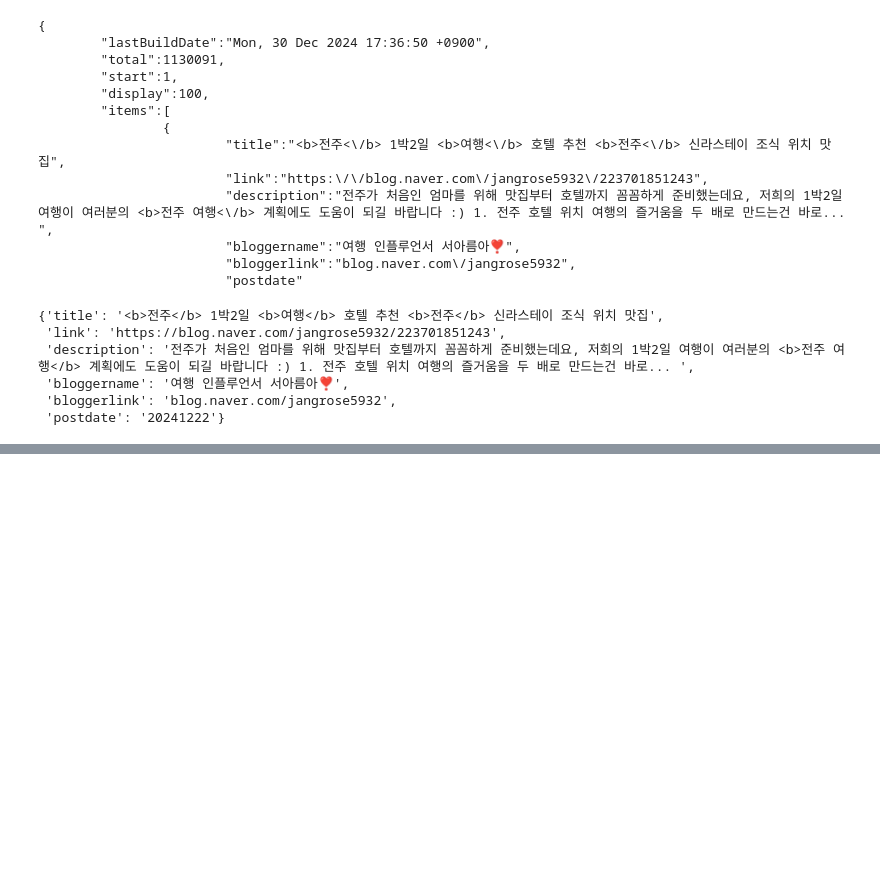
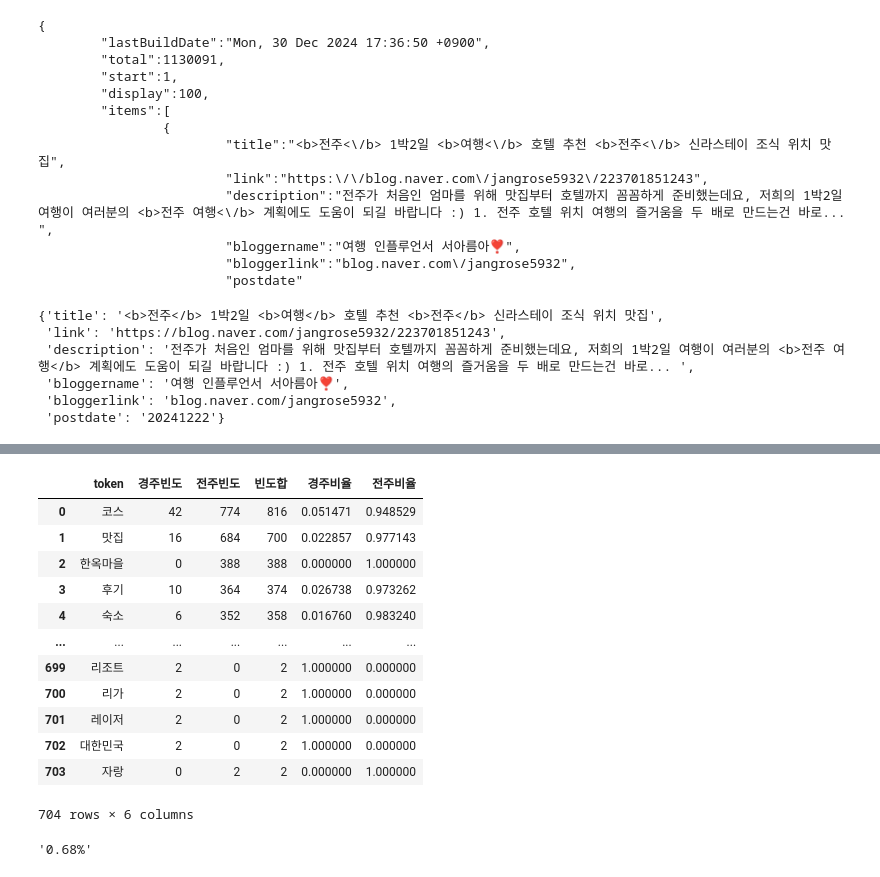
Before and after one commit to yeonhwa88/aidiary, a Jupyter notebook: source/10_자연어처리/ch02_한글형태소분석_Quiz.ipynb, the cells around one changed output, grey strips where cells are left out. Drawn from its saved outputs; the diff is of its cells as text; code cells hidden in the pictures; blank space fills up the shorter version.

```diff
--- a/source/10_자연어처리/ch02_한글형태소분석_Quiz.ipynb
+++ b/source/10_자연어처리/ch02_한글형태소분석_Quiz.ipynb
@@ -134,0 +289,4 @@ with open(file_name, 'w', encoding='utf-8') as file:
+# %%
+# df_grp의 index를 컬럼으로 편입
+df_idx = df_grp.reset_index(name='count')
+df_idx.iloc[::240]
@@ -134,0 +315,4 @@ with open(file_name, 'w', encoding='utf-8') as file:
+# %%
+df_gj = df_idx.loc[df_idx['query']=='경주 여행',['token', 'count']]
+df_jj = df_idx.loc[df_idx['query']=='전주 여행',['token', 'count']]
+df_gj.shape, df_jj.shape
@@ -134,0 +342,9 @@ with open(file_name, 'w', encoding='utf-8') as file:
+# %%
+df_mrg = pd.merge(df_gj, df_jj,
+                 how='outer',
+                 on='token')
+df_mrg.columns=['token', '경주빈도', '전주빈도']
+df_mrg.fillna(0, inplace=True) # 결측치 0으로
+df_mrg['경주빈도'] = df_mrg['경주빈도'].astype('int16')
+df_mrg['전주빈도'] = df_mrg['전주빈도'].astype(np.int16)
+df_mrg.head(10)
@@ -134,0 +363,29 @@ with open(file_name, 'w', encoding='utf-8') as file:
+# %%
+df_mrg['빈도합'] = df_mrg['경주빈도'] + df_mrg['전주빈도']
+df_mrg.sort_values(by='빈도합', ascending=False, inplace=True)
+# %%
+df_mrg['경주비율'] = df_mrg['경주빈도']/df_mrg['빈도합']
+df_mrg['전주비율'] = df_mrg['전주빈도']/df_mrg['빈도합']
+df_mrg = df_mrg.reset_index(drop=True)
+df_mrg
+# %% [output]
+|  | token | 경주빈도 | 전주빈도 | 빈도합 | 경주비율 | 전주비율 |
+| 0 | 코스 | 42 | 774 | 816 | 0.051471 | 0.948529 |
+| 1 | 맛집 | 16 | 684 | 700 | 0.022857 | 0.977143 |
+| 2 | 한옥마을 | 0 | 388 | 388 | 0.000000 | 1.000000 |
+| 3 | 후기 | 10 | 364 | 374 | 0.026738 | 0.973262 |
+| 4 | 숙소 | 6 | 352 | 358 | 0.016760 | 0.983240 |
+| ... | ... | ... | ... | ... | ... | ... |
+| 699 | 리조트 | 2 | 0 | 2 | 1.000000 | 0.000000 |
+| 700 | 리가 | 2 | 0 | 2 | 1.000000 | 0.000000 |
+| 701 | 레이저 | 2 | 0 | 2 | 1.000000 | 0.000000 |
+| 702 | 대한민국 | 2 | 0 | 2 | 1.000000 | 0.000000 |
+| 703 | 자랑 | 0 | 2 | 2 | 0.000000 | 1.000000 |
+704 rows × 6 columns
+# %%
+# 비율은 컬럼은 %
+def method(x):
+    return "{:.2%}".format(x)
+method(0.0068)
+# %% [output]
+'0.68%'
```
Also changed, not shown: parts of 39 cells of this notebook, 7 other files.
